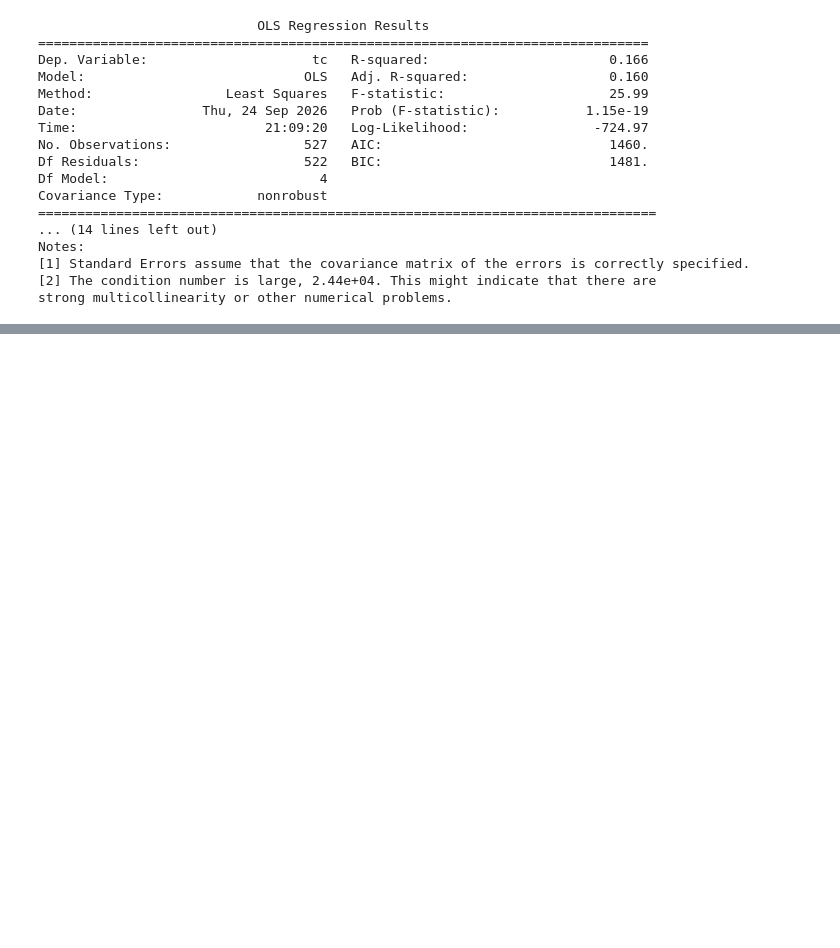
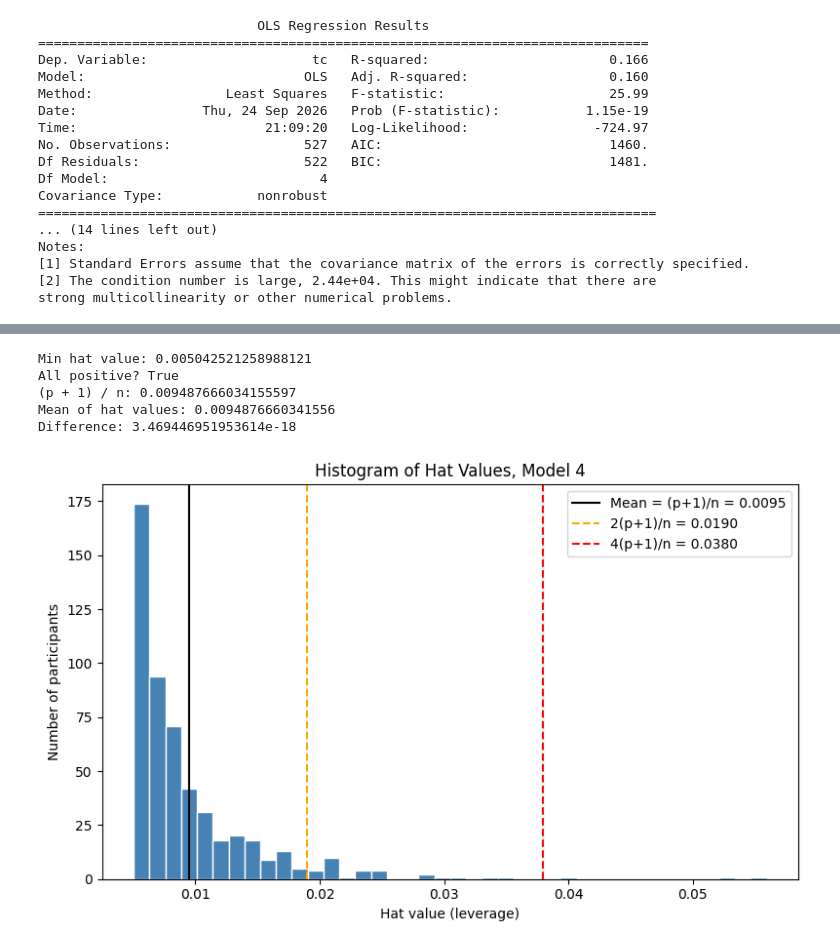
Before and after one commit to hoyedustin/harvard_chan, a Jupyter notebook: bst_220/hw/hw_2/hw_2.ipynb, the cells around one changed output, grey strips where cells are left out. Drawn from its saved outputs; the diff is of its cells as text; code cells hidden in the pictures; blank space fills up the shorter version.

```diff
--- a/bst_220/hw/hw_2/hw_2.ipynb
+++ b/bst_220/hw/hw_2/hw_2.ipynb
@@ -140,0 +161,48 @@ strong multicollinearity or other numerical problems.
+# %%
+#now we are back to finding out hat values
+# turns out statsmodels is the best and the the hat_matrix_diag to pull the hat vlaues
+
+
+
+infl4 = m4.get_influence()
+h = infl4.hat_matrix_diag
+# we have to create a varaiable to show the number of obervations and coefficents
+n = int(m4.nobs)
+p = 4
+
+
+#for the next part, we need to see if our hat values are positive. I think theoretically they have to be.
+
+print("Min hat value:", h.min())
+print("All positive?", (h > 0).all())
+print("(p + 1) / n:", (p + 1) / n)
+print("Mean of hat values:", h.mean())
+print("Difference:", h.mean() - (p + 1) / n)
+# %% [output]
+Min hat value: 0.005042521258988121
+All positive? True
+(p + 1) / n: 0.009487666034155597
+Mean of hat values: 0.0094876660341556
+Difference: 3.469446951953614e-18
+# %%
+# ok now we need to make a histogram of our points
+avg = (p + 1) / n
+cut2 = 2 * (p + 1) / n
+cut4 = 4 * (p + 1) / n
+
+fig, ax = plt.subplots(figsize=(8, 5))
+ax.hist(h, bins=40, color="steelblue", edgecolor="white")
+
+ax.axvline(avg,  color="black",  linestyle="-",  label=f"Mean = (p+1)/n = {avg:.4f}")
+ax.axvline(cut2, color="orange", linestyle="--", label=f"2(p+1)/n = {cut2:.4f}")
+ax.axvline(cut4, color="red",    linestyle="--", label=f"4(p+1)/n = {cut4:.4f}")
+
+ax.set_xlabel("Hat value (leverage)")
+ax.set_ylabel("Number of participants")
+ax.set_title("Histogram of Hat Values, Model 4")
+ax.legend()
+plt.tight_layout()
+plt.savefig("hat_values_histogram.png", dpi=300)
+plt.show()
+# %% [output]
+[figure, added]
```
Also changed, not shown: parts of 13 cells of this notebook, 1 other file.
